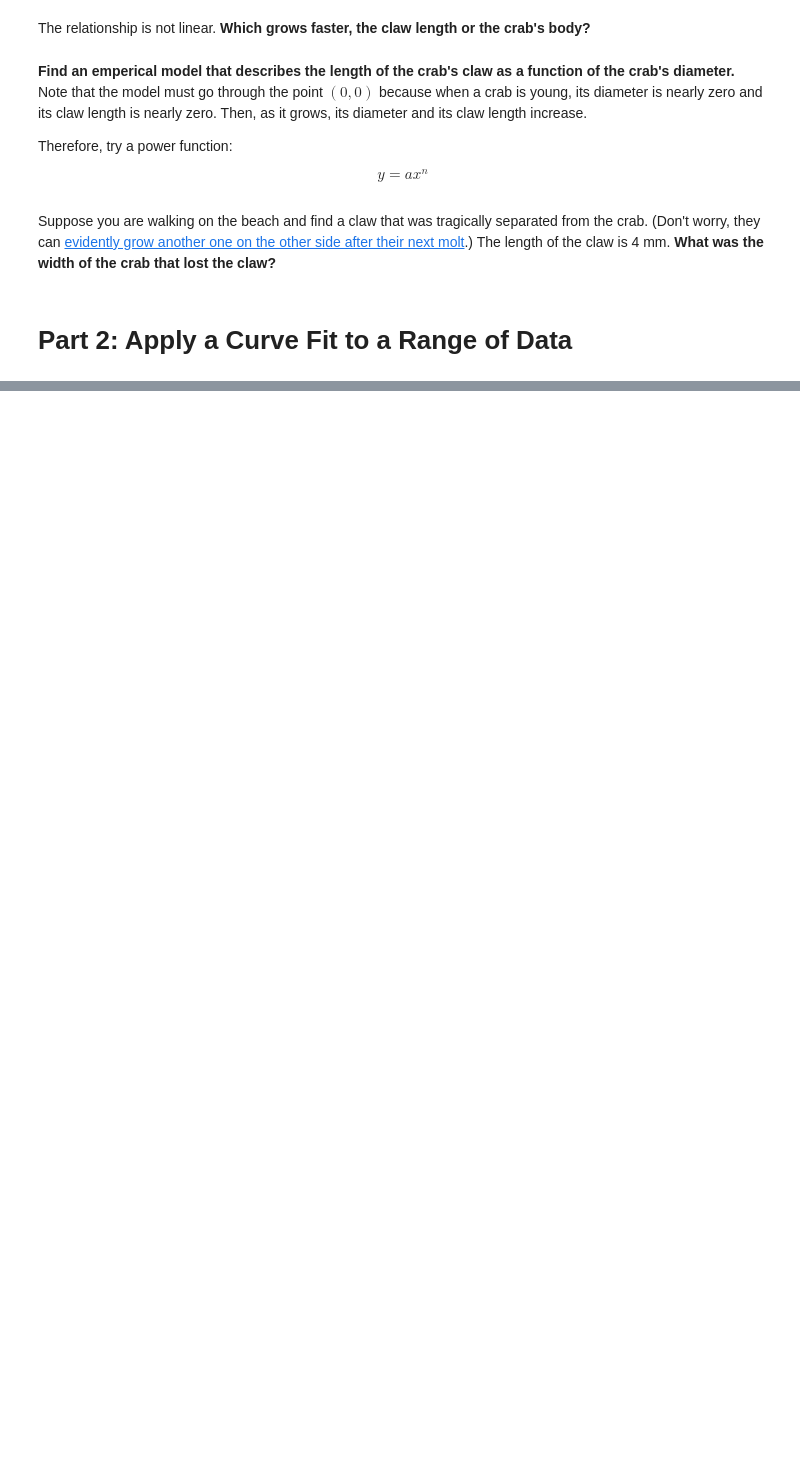
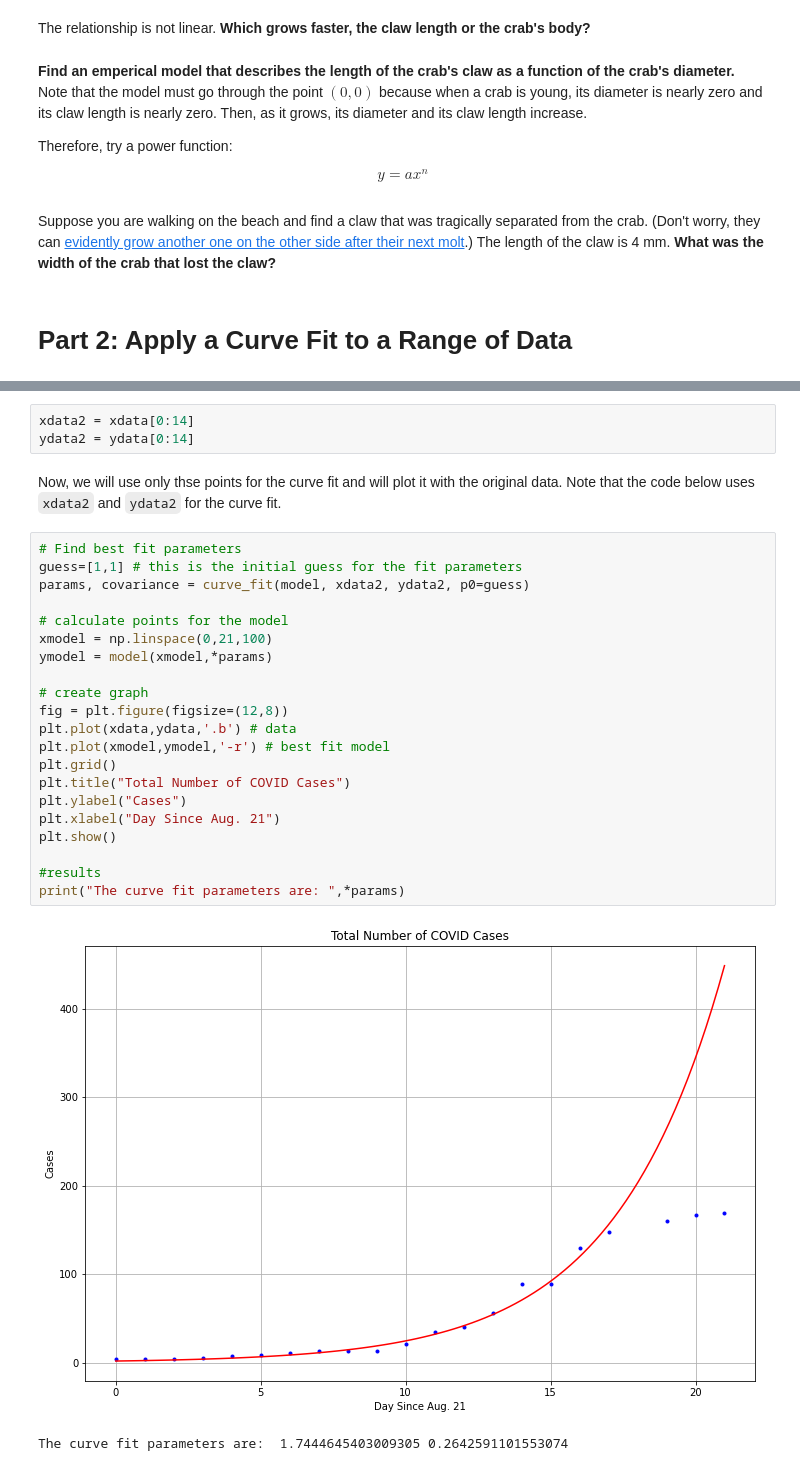
Before and after one commit to atitus/math-modeling-2, a Jupyter notebook: unit-03/03-05-applications/03-05-applications.ipynb, the cells around one changed output, grey strips where cells are left out. Cells and saved outputs as stored; diff of their text form; blank space fills up the shorter version.

```diff
--- a/unit-03/03-05-applications/03-05-applications.ipynb
+++ b/unit-03/03-05-applications/03-05-applications.ipynb
@@ -209,0 +248,29 @@ Print the best-fit parameters and plot the data and best-fit curve on the same g
+# %%
+xdata2 = xdata[0:14]
+ydata2 = ydata[0:14]
+# %% [markdown]
+Now, we will use only thse points for the curve fit and will plot it with the original data. Note that the code below uses `xdata2` and `ydata2` for the curve fit.
+# %%
+# Find best fit parameters
+guess=[1,1] # this is the initial guess for the fit parameters
+params, covariance = curve_fit(model, xdata2, ydata2, p0=guess)
+
+# calculate points for the model
+xmodel = np.linspace(0,21,100)
+ymodel = model(xmodel,*params)
+
+# create graph
+fig = plt.figure(figsize=(12,8))
+plt.plot(xdata,ydata,'.b') # data
+plt.plot(xmodel,ymodel,'-r') # best fit model
+plt.grid()
+plt.title("Total Number of COVID Cases")
+plt.ylabel("Cases")
+plt.xlabel("Day Since Aug. 21")
+plt.show()
+
+#results
+print("The curve fit parameters are: ",*params)
+# %% [output]
+[figure, added]
+The curve fit parameters are:  1.7444645403009305 0.2642591101553074
```
Also changed, not shown: parts of 14 cells of this notebook, 4 other files.
